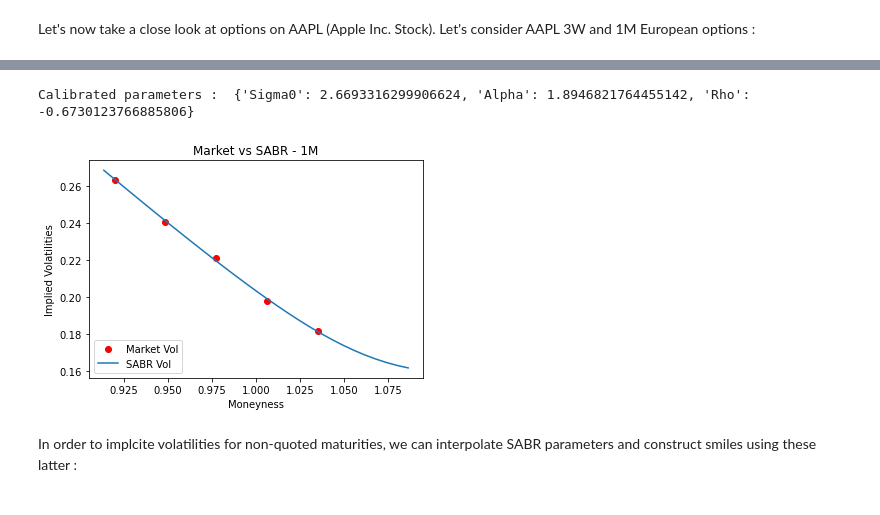
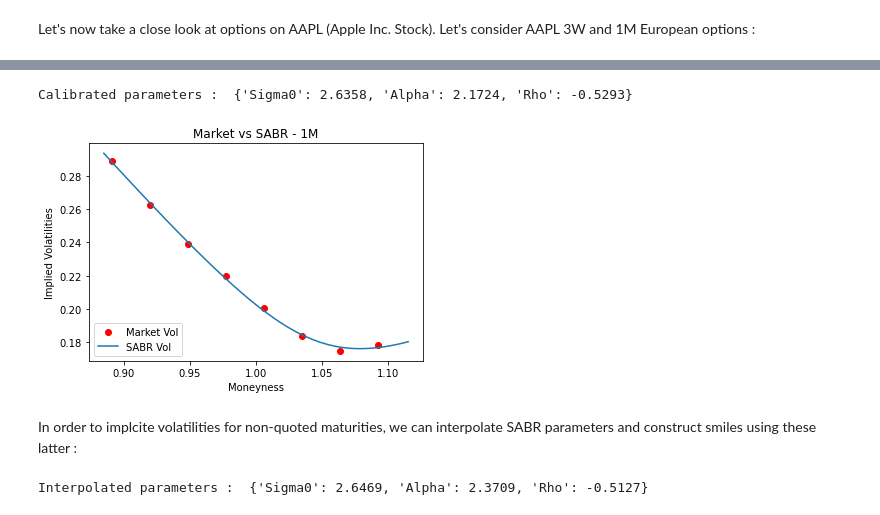
Before and after one commit to Idriss-Afra/SABR-Implied-Volatility, a Jupyter notebook: SABR Implied Volatility.ipynb, the cells around one changed output, grey strips where cells are left out. Saved outputs shown, nothing was run; the diff lists cells and outputs as text; code cells hidden in the pictures.

```diff
--- a/SABR Implied Volatility.ipynb
+++ b/SABR Implied Volatility.ipynb
@@ -357,11 +359,12 @@ r = 5.17 / 100
 # ******  First Tenor Data ************************
 tenor1 = date(2023, 5, 26)
 # Dividend yield
-d1 = 2.25 / 100
-strikes1 = np.array([160, 165, 170, 175, 180])
-prices1 = np.array([0.4, 0.84, 1.82, 2.49, 0.77]) # OTM listed calls and puts prices
-flavors1 = np.array(["Put"] * 3 + ["Call"] * 2)
-T1 = (tenor1 - now_date).days / 365
+d1 = 2.25 / 100.
+# OTM listed calls and puts prices
+strikes1 = np.array([155, 160, 165, 170, 175, 180, 185, 190])
+prices1 = np.array([0.215, 0.395, 0.82, 1.82, 2.53, 0.795, 0.185, 0.04])
+flavors1 = np.array(["Put"] * 4 + ["Call"] * 4)
+T1 = (tenor1 - now_date).days / 365.
 discount = math.exp(-r * T1)
 # Fwd price
 F0 = S0 * math.exp(-d1 * T1) / discount
@@ -374,7 +377,7 @@ for i in range(len(strikes1)):
 
 # SABR calibration (1st method)
 sabr_params1 = sabr_calibration_1(T1, F0, strikes1, implied_vols1)
-print("Calibrated parameters : ", {"Sigma0" : sabr_params1[0], "Alpha" : sabr_params1[1], "Rho" : sabr_params1[2]})
+print("Calibrated parameters : ", {"Sigma0" : round(sabr_params1[0], 4), "Alpha" : round(sabr_params1[1], 4), "Rho" : round(sabr_params1[2], 4)})
 vol_sabr1 = sabr_vol(T1, strikes1, F0, sabr_params1[0], sabr_params1[1], sabr_params1[2])
 
 # Volatility Skews : Market vs SABR
@@ -384,7 +387,7 @@ plt.title("Market vs SABR - 3W")
 
 plt.scatter(strikes1 / F0, implied_vols1, color="red", label="Market Vol")
 
-x_axis = np.linspace(F0 - 15, F0 + 15, 29)
+x_axis = np.linspace(F0 - 20, F0 + 20, 39)
 vol_sabr_smooth1 = sabr_vol(T1, x_axis, F0, sabr_params1[0], sabr_params1[1], sabr_params1[2])
 plt.plot(x_axis / F0, vol_sabr_smooth1, label="SABR Vol")
 plt.legend(loc="lower left")
@@ -397,59 +400,63 @@ from datetime import date
 
 # ******  Second Tenor Data ***********************
 tenor2 = date(2023, 6, 2)
 # Dividend Yield
-d2 = 1.62 / 100
-strikes2 = np.array([160, 165, 170, 175, 180])
-prices2 = np.array([0.63, 1.2, 2.3, 3.08, 1.15]) # OTM listed calls and puts prices
-flavors2 = np.array(["Put"] * 3 + ["Call"] * 2)
-T2 = (tenor2 - now_date).days / 365
+d2 = 1.62 / 100.
+# OTM listed calls and puts prices
+strikes2 = np.array([155, 160, 165, 170, 175, 180, 185, 190])
+prices2 = np.array([0.345, 0.62, 1.175, 2.285, 3.125, 1.18, 0.335, 0.095])
+flavors2 = np.array(["Put"] * 4 + ["Call"] * 4)
+T2 = (tenor2 - now_date).days / 365.
 discount = math.exp(-r * T2)
 # Fwd price
 F0 = S0 * math.exp(-d2 * T2) / discount
 # *************************************************
 
 # Implied Volatilities using the Newton-Raphson Algorithm
 implied_vols2 = []
 for i in range(len(strikes2)):
   implied_vols2 += [newton_raphson(prices2[i], 0.2, flavors2[i], strikes2[i], T2, S0, r, d2)]
 
 # SABR calibration (1st method)
 sabr_params2 = sabr_calibration_1(T2, F0, strikes2, implied_vols2)
-print("Calibrated parameters : ", {"Sigma0" : sabr_params2[0], "Alpha" : sabr_params2[1], "Rho" : sabr_params2[2]})
+print("Calibrated parameters : ", {"Sigma0" : round(sabr_params2[0], 4), "Alpha" : round(sabr_params2[1], 4), "Rho" : round(sabr_params2[2], 4)})
 vol_sabr2 = sabr_vol(T2, strikes2, F0, sabr_params2[0], sabr_params2[1], sabr_params2[2])
 
 # Volatility Skews : Market vs SABR
 plt.ylabel("Implied Volatilities")
 plt.xlabel("Moneyness")
 plt.title("Market vs SABR - 1M")
 
 plt.scatter(strikes2 / F0, implied_vols2, color="red", label="Market Vol")
 
-x_axis = np.linspace(F0 - 15, F0 + 15, 29)
+x_axis = np.linspace(F0 - 20, F0 + 20, 39)
 vol_sabr_smooth2 = sabr_vol(T2, x_axis, F0, sabr_params2[0], sabr_params2[1], sabr_params2[2])
 plt.plot(x_axis / F0, vol_sabr_smooth2, label="SABR Vol")
 plt.legend(loc="lower left")
 plt.show()
 # %% [output]
-Calibrated parameters :  {'Sigma0': 2.6693316299906624, 'Alpha': 1.8946821764455142, 'Rho': -0.6730123766885806}
+Calibrated parameters :  {'Sigma0': 2.6358, 'Alpha': 2.1724, 'Rho': -0.5293}
-[figure, old version]
+[figure, new version]
 # %% [markdown]
 In order to implcite volatilities for non-quoted maturities, we can interpolate SABR parameters and construct smiles using these latter :
 # %%
-from scipy.interpolate import interp1d
+from scipy.interpolate import PchipInterpolator, interp1d
 
 maturities = [T1, T2]
 sigma0 = [sabr_params1[0], sabr_params2[0]]
 alpha = [sabr_params1[1], sabr_params2[1]]
 rho = [sabr_params1[2], sabr_params2[2]]
 
-# Linear Interpolation of the SABR parameters
-sigma0_interp = interp1d(maturities, sigma0, kind='linear', fill_value="extrapolate")
-alpha_interp = interp1d(maturities, alpha, kind='linear', fill_value="extrapolate")
-rho_interp = interp1d(maturities, rho, kind='linear', fill_value="extrapolate")
+# Interpolation functions of the SABR parameters : Monotonic Cubic Interpolation
+sigma0_interp = PchipInterpolator(maturities, sigma0, extrapolate=True)
+alpha_interp = PchipInterpolator(maturities, alpha, extrapolate=True)
+rho_interp = PchipInterpolator(maturities, rho, extrapolate=True)
 
 # Let's choose a middle maturity between T1 and T2 and interpolate linearly the SABR parameters
 T_NonQuoted = (T1 + T2) / 2
 sabr_params_NonQuoted = [sigma0_interp(T_NonQuoted), alpha_interp(T_NonQuoted), rho_interp(T_NonQuoted)]
+print("Interpolated parameters : ", {"Sigma0" : round(sigma0_interp(T_NonQuoted).item(), 4), "Alpha" : round(alpha_interp(T_NonQuoted).item(), 4), "Rho" : round(rho_interp(T_NonQuoted).item(), 4)})
+# %% [output]
+Interpolated parameters :  {'Sigma0': 2.6469, 'Alpha': 2.3709, 'Rho': -0.5127}
 # %%
 # SABR Volatility Skews : T1, T_NonQuoted, T2
```
Also changed, not shown: parts of 11 cells of this notebook.
